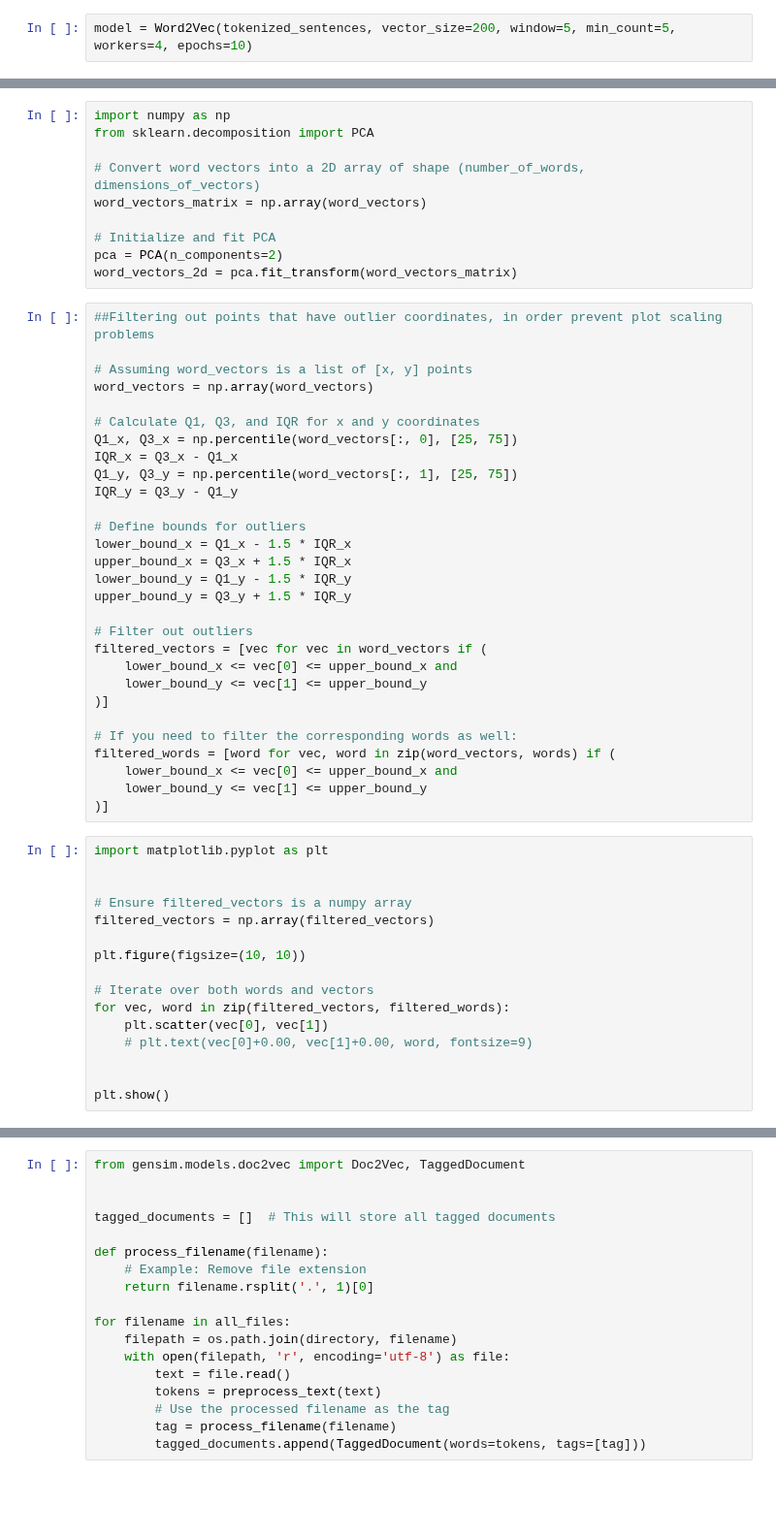
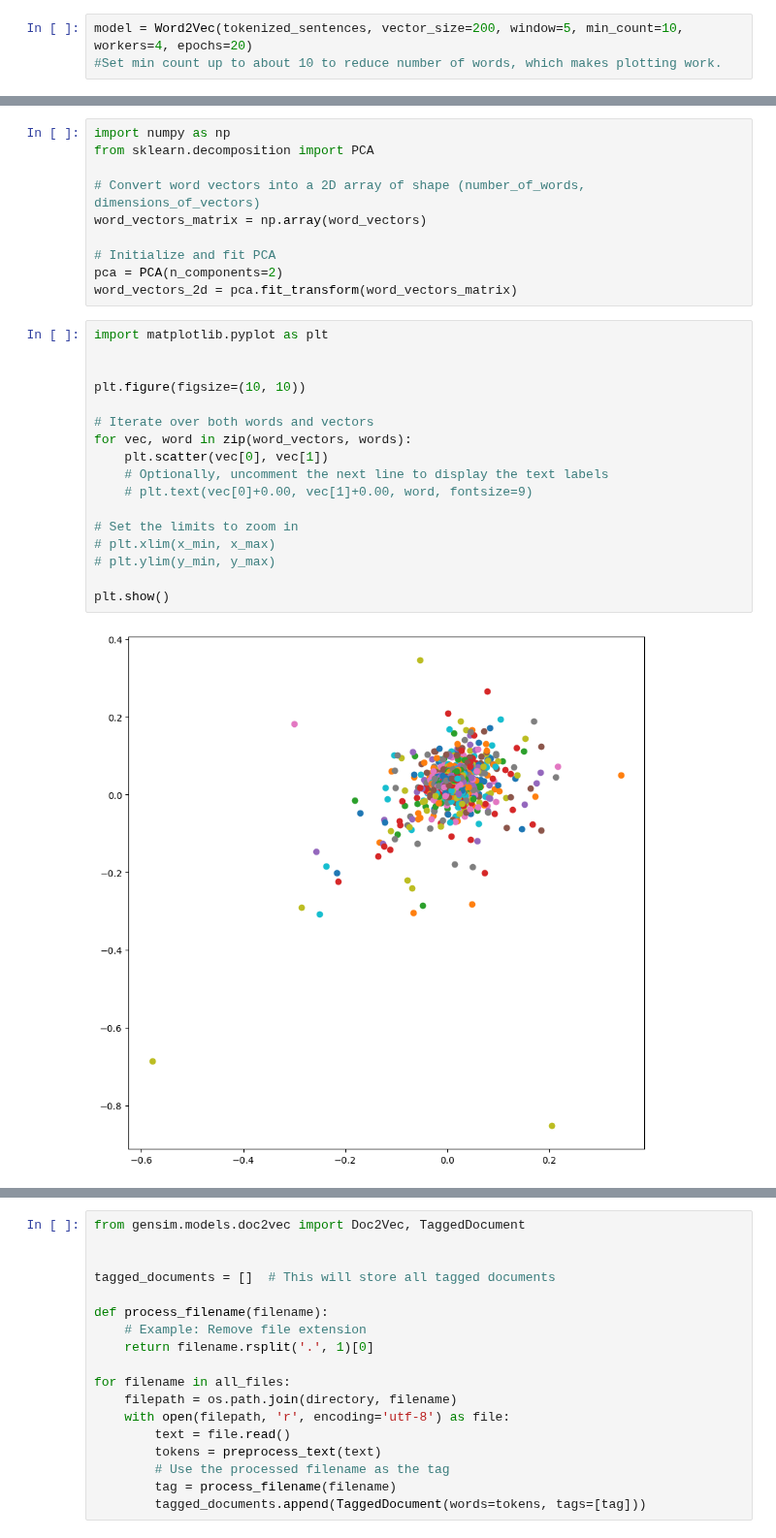
Before and after one commit to alex-smith-uwec/CS491, a Jupyter notebook: word2vec.ipynb, the cells around one changed output, grey strips where cells are left out. Shown at 97% size. Drawn from its saved outputs; the diff is of its cells as text; blank space fills up the shorter version.

Commit message:
Fixed Word2Vec

```diff
--- a/word2vec.ipynb
+++ b/word2vec.ipynb
@@ -55,7 +73,8 @@ tokenized_sentences[50:52]
 # %% [output]
 2
 # %%
-model = Word2Vec(tokenized_sentences, vector_size=200, window=5, min_count=5, workers=4, epochs=10)
+model = Word2Vec(tokenized_sentences, vector_size=200, window=5, min_count=10, workers=4, epochs=20)
+#Set min count up to about 10 to reduce number of words, which makes plotting work.
 # %%
 len(model.wv.index_to_key)
 # %% [output]
@@ -115,49 +134,23 @@ word_vectors_matrix = np.array(word_vectors)
 # Initialize and fit PCA
 pca = PCA(n_components=2)
 word_vectors_2d = pca.fit_transform(word_vectors_matrix)
-# %%
-##Filtering out points that have outlier coordinates, in order prevent plot scaling problems
-
-# Assuming word_vectors is a list of [x, y] points
-word_vectors = np.array(word_vectors)
-
-# Calculate Q1, Q3, and IQR for x and y coordinates
-Q1_x, Q3_x = np.percentile(word_vectors[:, 0], [25, 75])
-IQR_x = Q3_x - Q1_x
-Q1_y, Q3_y = np.percentile(word_vectors[:, 1], [25, 75])
-IQR_y = Q3_y - Q1_y
-
-# Define bounds for outliers
-lower_bound_x = Q1_x - 1.5 * IQR_x
-upper_bound_x = Q3_x + 1.5 * IQR_x
-lower_bound_y = Q1_y - 1.5 * IQR_y
-upper_bound_y = Q3_y + 1.5 * IQR_y
-
-# Filter out outliers
-filtered_vectors = [vec for vec in word_vectors if (
-    lower_bound_x <= vec[0] <= upper_bound_x and
-    lower_bound_y <= vec[1] <= upper_bound_y
-)]
-
-# If you need to filter the corresponding words as well:
-filtered_words = [word for vec, word in zip(word_vectors, words) if (
-    lower_bound_x <= vec[0] <= upper_bound_x and
-    lower_bound_y <= vec[1] <= upper_bound_y
-)]
 # %%
 import matplotlib.pyplot as plt
 
 
-# Ensure filtered_vectors is a numpy array
-filtered_vectors = np.array(filtered_vectors)
-
 plt.figure(figsize=(10, 10))
 
 # Iterate over both words and vectors
-for vec, word in zip(filtered_vectors, filtered_words):
+for vec, word in zip(word_vectors, words):
     plt.scatter(vec[0], vec[1])
+    # Optionally, uncomment the next line to display the text labels
     # plt.text(vec[0]+0.00, vec[1]+0.00, word, fontsize=9)
 
+# Set the limits to zoom in
+# plt.xlim(x_min, x_max)
+# plt.ylim(y_min, y_max)
 
 plt.show()
+# %% [output]
+[figure, added]
 # %% [markdown]
```
Also changed, not shown: parts of 8 cells of this notebook.
